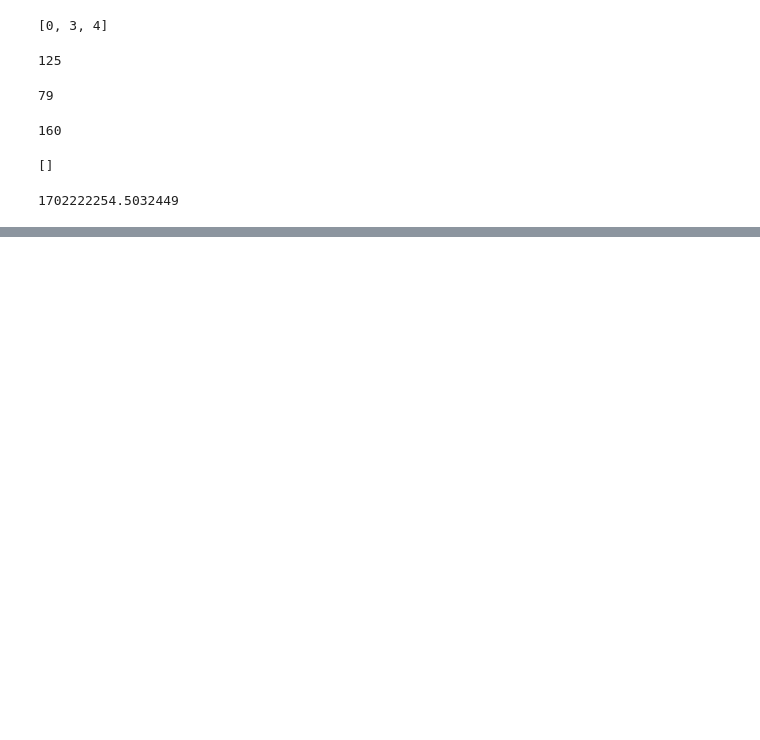
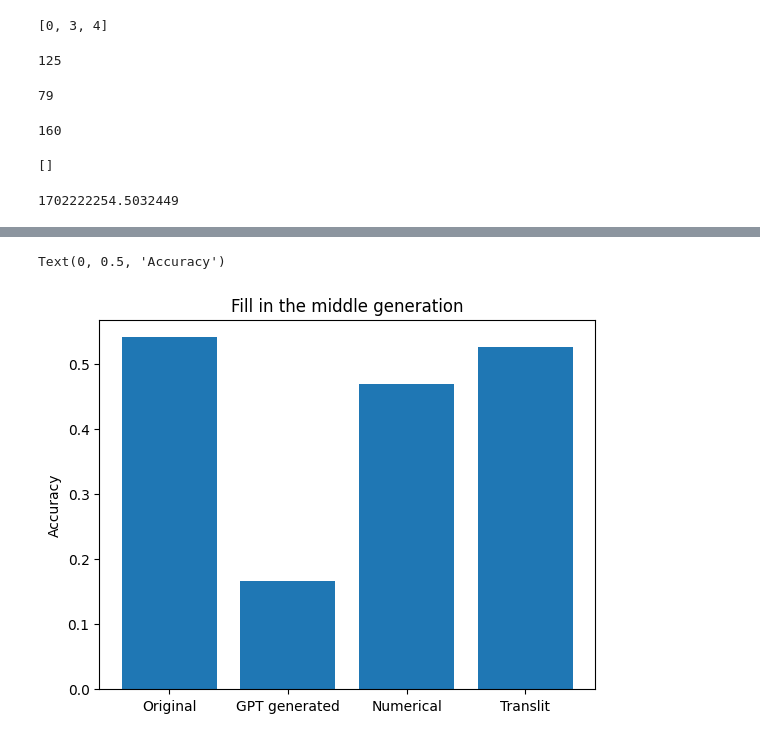
Before and after one commit to JetBrains-Research/effective-inference, a Jupyter notebook: Preprocessing.ipynb, the cells around one changed output, grey strips where cells are left out. Cells and saved outputs as stored; diff of their text form; code cells hidden in the pictures; blank space fills up the shorter version.

```diff
--- a/Preprocessing.ipynb
+++ b/Preprocessing.ipynb
@@ -3373,0 +3416,7 @@ time.time()
+# %%
+plt.bar(['Original', 'GPT generated', 'Numerical', 'Translit'], [0.5415318230852212, 0.16720604099244876, 0.4692556634304207, 0.5264293419633226])
+plt.title('Fill in the middle generation')
+plt.ylabel('Accuracy')
+# %% [output]
+Text(0, 0.5, 'Accuracy')
+[figure, added]
```
Also changed, not shown: parts of 6 cells of this notebook, 2 other files.
